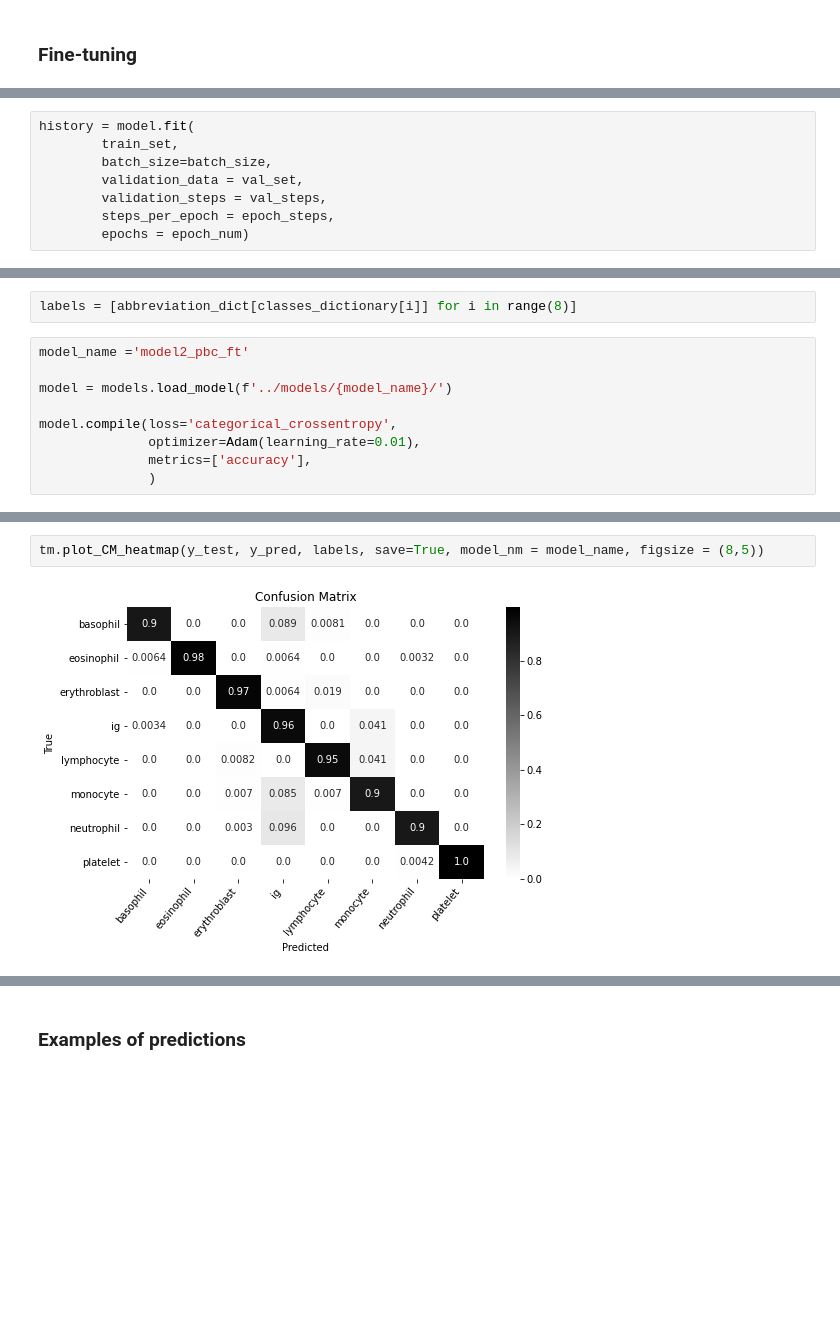
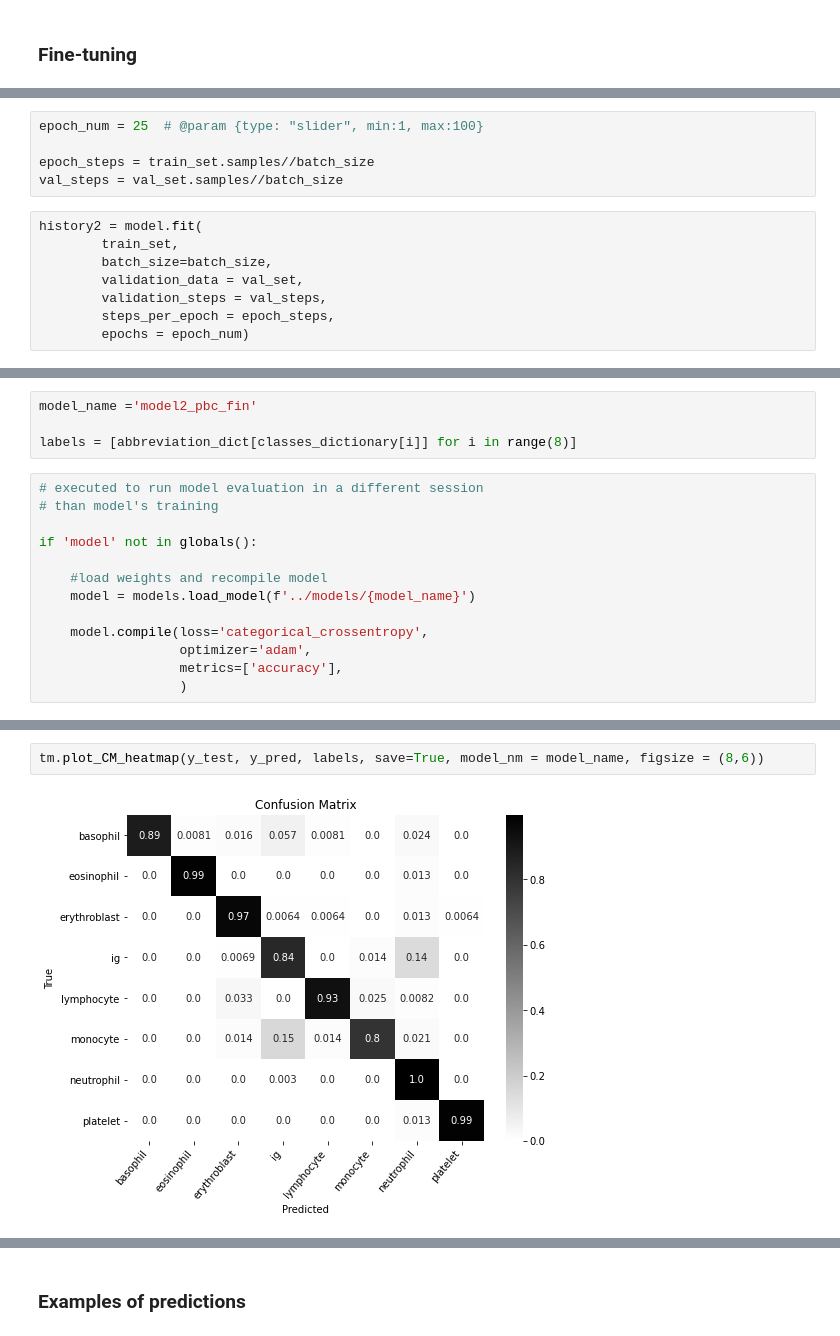
Before and after one commit to mkukielka3/MCBS, a Jupyter notebook: final_project/notebooks/model2_pbc.ipynb, the cells around one changed output, grey strips where cells are left out. Saved outputs shown, nothing was run; the diff lists cells and outputs as text; blank space fills up the shorter version.

```diff
--- a/final_project/notebooks/model2_pbc.ipynb
+++ b/final_project/notebooks/model2_pbc.ipynb
@@ -174,8 +278,13 @@ for layer in model.layers:
 model.compile(loss="categorical_crossentropy",
         optimizer=Adam(learning_rate=0.00001),
         metrics=["accuracy"])
+# %%
+epoch_num = 25  # @param {type: "slider", min:1, max:100}
+
+epoch_steps = train_set.samples//batch_size
+val_steps = val_set.samples//batch_size
 # %%
-history = model.fit(
+history2 = model.fit(
         train_set,
         batch_size=batch_size,
         validation_data = val_set,
@@ -222,14 +333,20 @@ from keras.preprocessing import image
 # %%
+model_name ='model2_pbc_fin'
+
 labels = [abbreviation_dict[classes_dictionary[i]] for i in range(8)]
 # %%
-model_name ='model2_pbc_ft'
+# executed to run model evaluation in a different session
+# than model's training
 
-model = models.load_model(f'../models/{model_name}/')
+if 'model' not in globals():
 
-model.compile(loss='categorical_crossentropy',
-              optimizer=Adam(learning_rate=0.01),
-              metrics=['accuracy'],
-              )
+    #load weights and recompile model
+    model = models.load_model(f'../models/{model_name}')
+
+    model.compile(loss='categorical_crossentropy',
+                  optimizer='adam',
+                  metrics=['accuracy'],
+                  )
 # %%
 test_loss, test_acc  = model.evaluate(test_set)
 y_test = test_set.classes
@@ -255,5 +374,5 @@ df[['Accuracy','Precision','Sensitivity', 'Support']]
 # %%
-tm.plot_CM_heatmap(y_test, y_pred, labels, save=True, model_nm = model_name, figsize = (8,5))
+tm.plot_CM_heatmap(y_test, y_pred, labels, save=True, model_nm = model_name, figsize = (8,6))
 # %% [output]
-[figure, old version]
+[figure, new version]
 # %%
```
Also changed, not shown: parts of 31 cells of this notebook, 27 other files.
